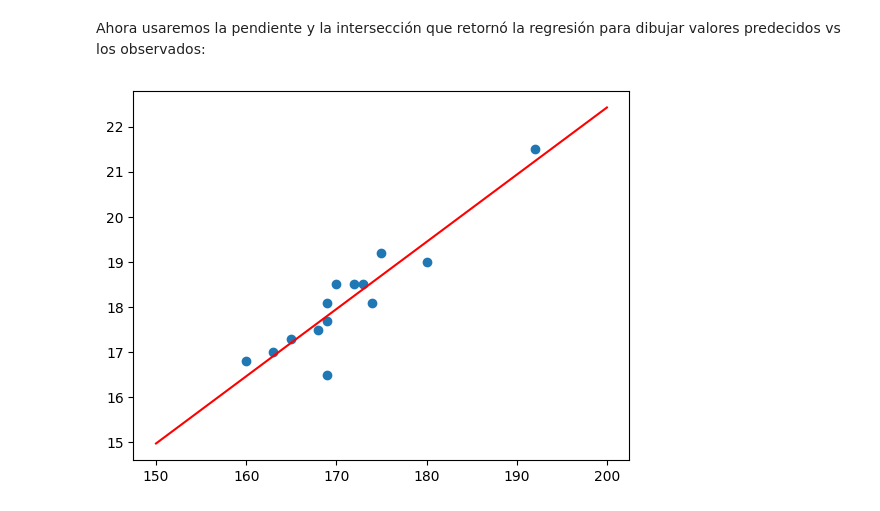
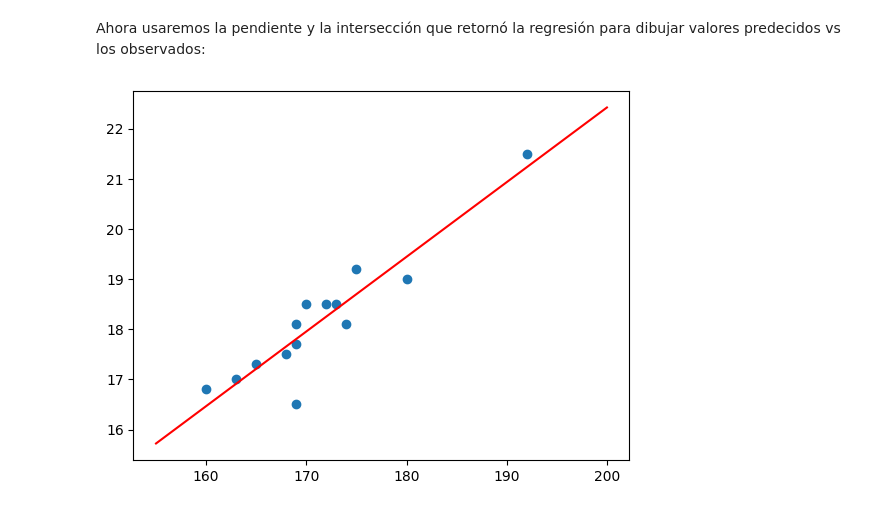
Before and after one commit to MarioAran/AI-con-python, a Jupyter notebook: modulo_4/regresión-lineal.ipynb, the cells around one changed output. Saved outputs shown, nothing was run; the diff lists cells and outputs as text; code cells hidden in the pictures.

```diff
--- a/modulo_4/regresión-lineal.ipynb
+++ b/modulo_4/regresión-lineal.ipynb
@@ -38,17 +40,13 @@ r_value ** 2
 np.float64(0.8523635881207937)
 # %% [markdown]
 Ahora usaremos la pendiente y la intersección que retornó la regresión para dibujar valores predecidos vs los observados:
-# %%
-# Retorna un ndarray (N-dimensional array) NumPy permite realizar operaciones
-# matemáticas en todos los elementos del arreglo de manera simultánea,
-# sin necesidad de usar bucles explícitos.
-# Esto se conoce como vectorización y es la razón principal de su alta velocidad.
-
-x = np.linspace(150,200,300) # Crea un arreglo unidimensional de números con un espaciado uniforme dentro de un intervalo específico.
-y = slope * x + intercept
-
-plt.scatter(datosX, datosY)
-plt.plot(x, y, c='r')
-plt.show()
-# %% [output]
-[figure, removed]
+# %%
+
+x = np.linspace(155,200,10)
+y = slope * x + intercept
+
+plt.scatter(datosX, datosY)
+plt.plot(x, y,c='r')
+plt.show()
+# %% [output]
+[figure, added]
```
Also changed, not shown: parts of 1 cell of this notebook, 5 other files.
